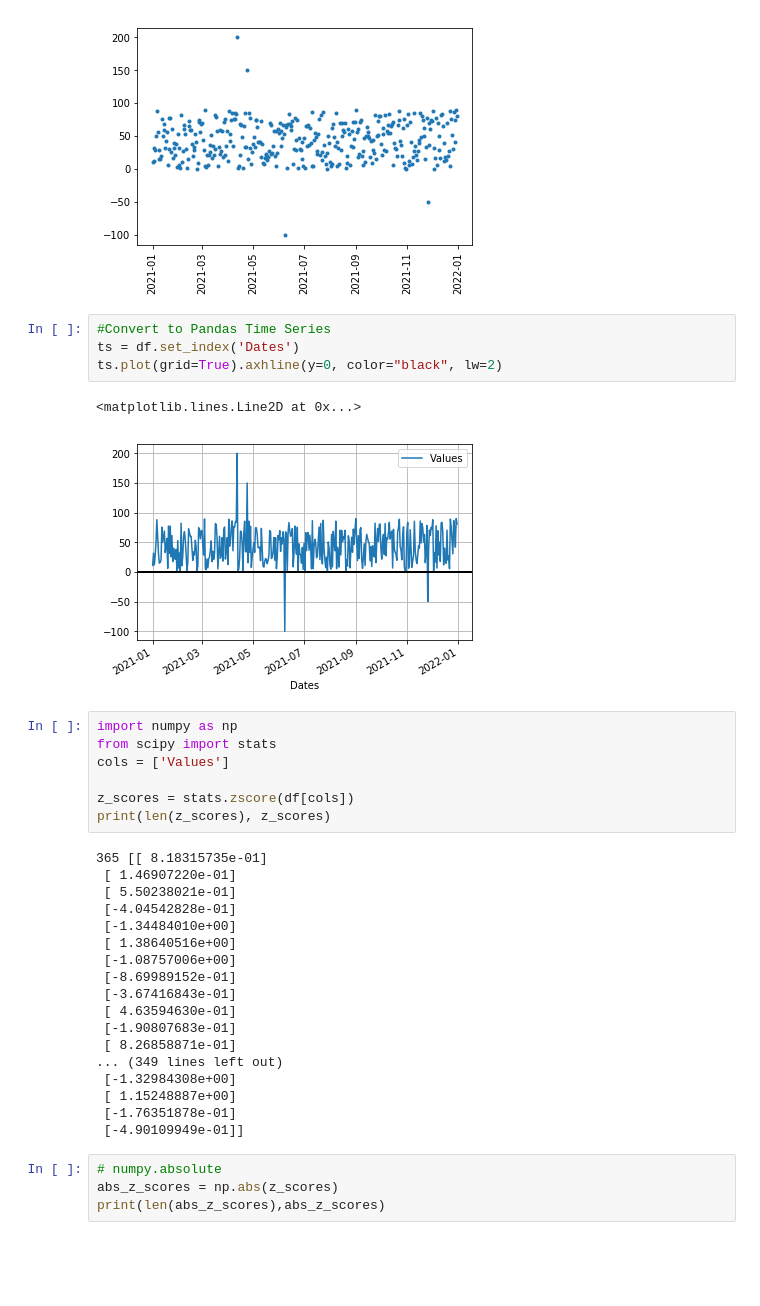
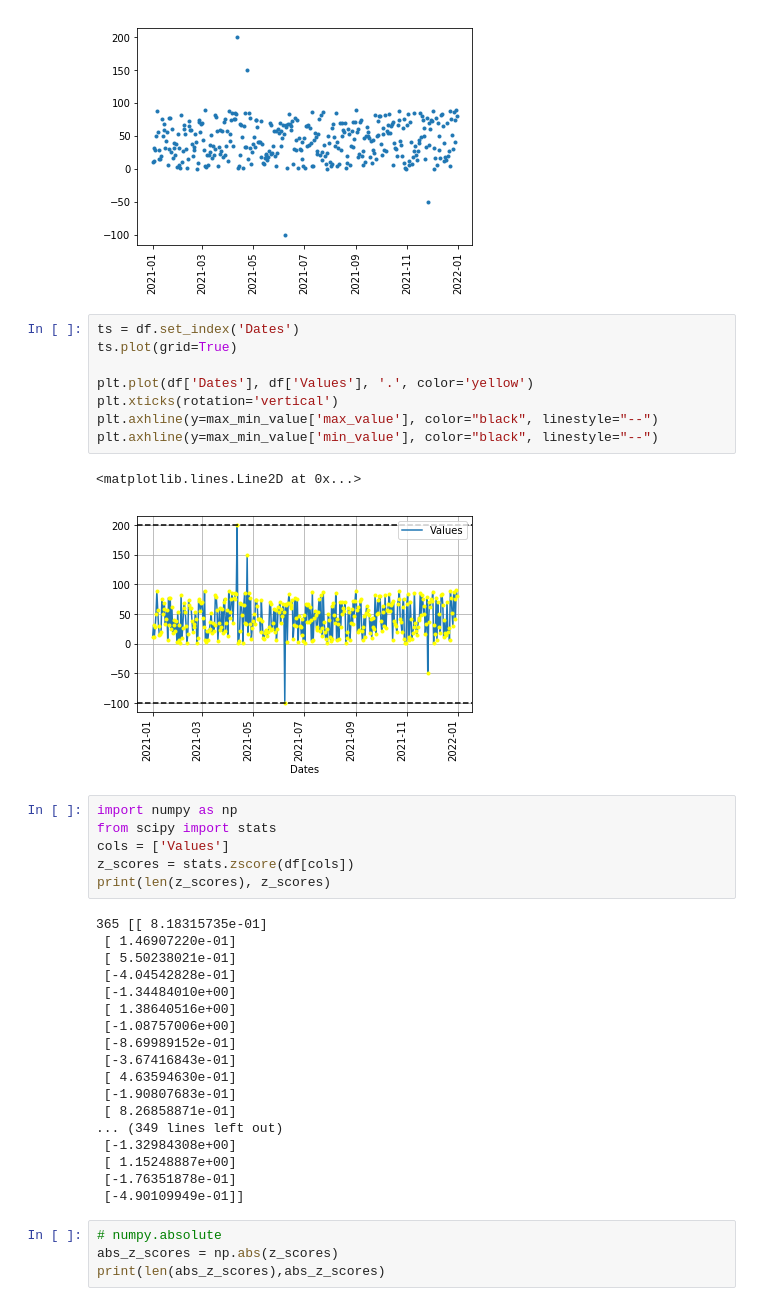
Before and after one commit to nazarc/jupyter_notebook_python_training_projects, a Jupyter notebook: outlier_detection_1.ipynb, the cells around one changed output. Drawn from its saved outputs; the diff is of its cells as text; blank space fills up the shorter version.

```diff
--- a/outlier_detection_1.ipynb
+++ b/outlier_detection_1.ipynb
@@ -55,18 +67,21 @@ plt.xticks(rotation='vertical')
 (array([737791., 737850., 737911., 737972., 738034., 738095., 738156.]),
  <a list of 7 Text xticklabel objects>)
 [figure]
-# %%
-#Convert to Pandas Time Series
-ts = df.set_index('Dates')
-ts.plot(grid=True).axhline(y=0, color="black", lw=2)
-# %% [output]
-<matplotlib.lines.Line2D at 0x...>
-[figure, removed]
+# %%
+ts = df.set_index('Dates')
+ts.plot(grid=True)
+
+plt.plot(df['Dates'], df['Values'], '.', color='yellow')
+plt.xticks(rotation='vertical')
+plt.axhline(y=max_min_value['max_value'], color="black", linestyle="--")
+plt.axhline(y=max_min_value['min_value'], color="black", linestyle="--")
+# %% [output]
+<matplotlib.lines.Line2D at 0x...>
+[figure, added]
 # %%
 import numpy as np
 from scipy import stats
 cols = ['Values']
-
 z_scores = stats.zscore(df[cols])
 print(len(z_scores), z_scores)
 # %% [output]
```
Also changed, not shown: parts of 5 cells of this notebook.
